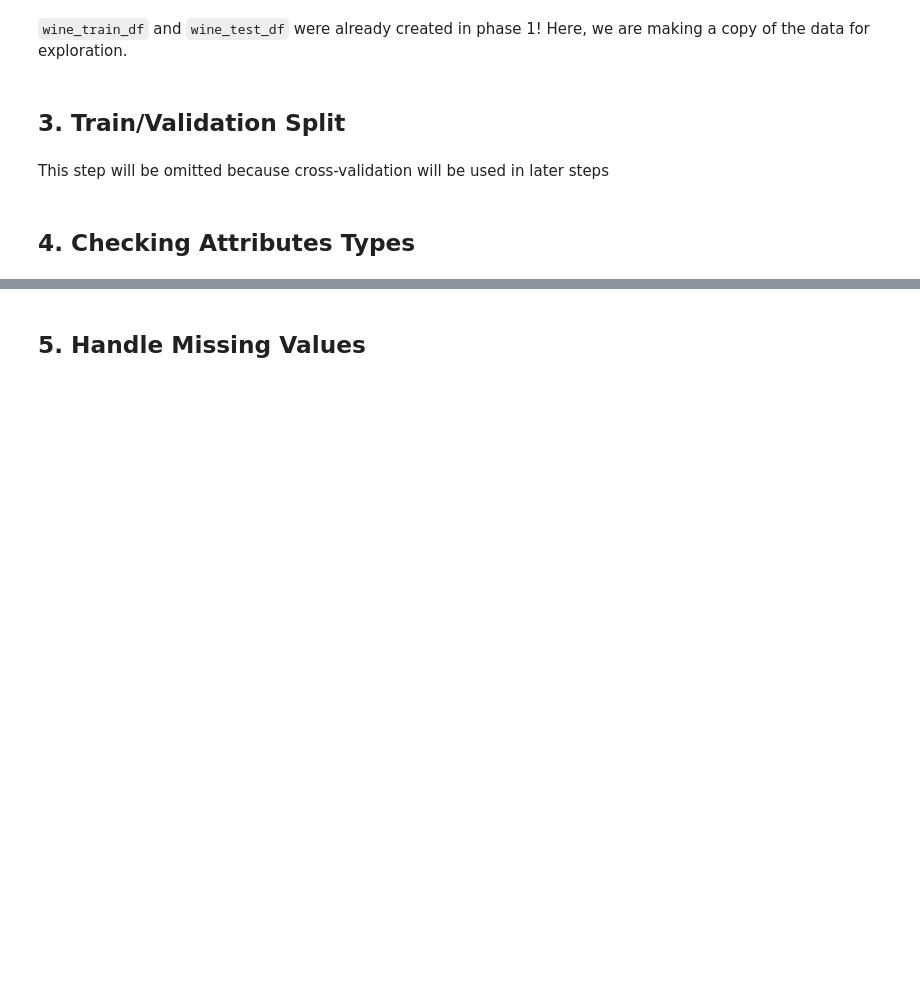
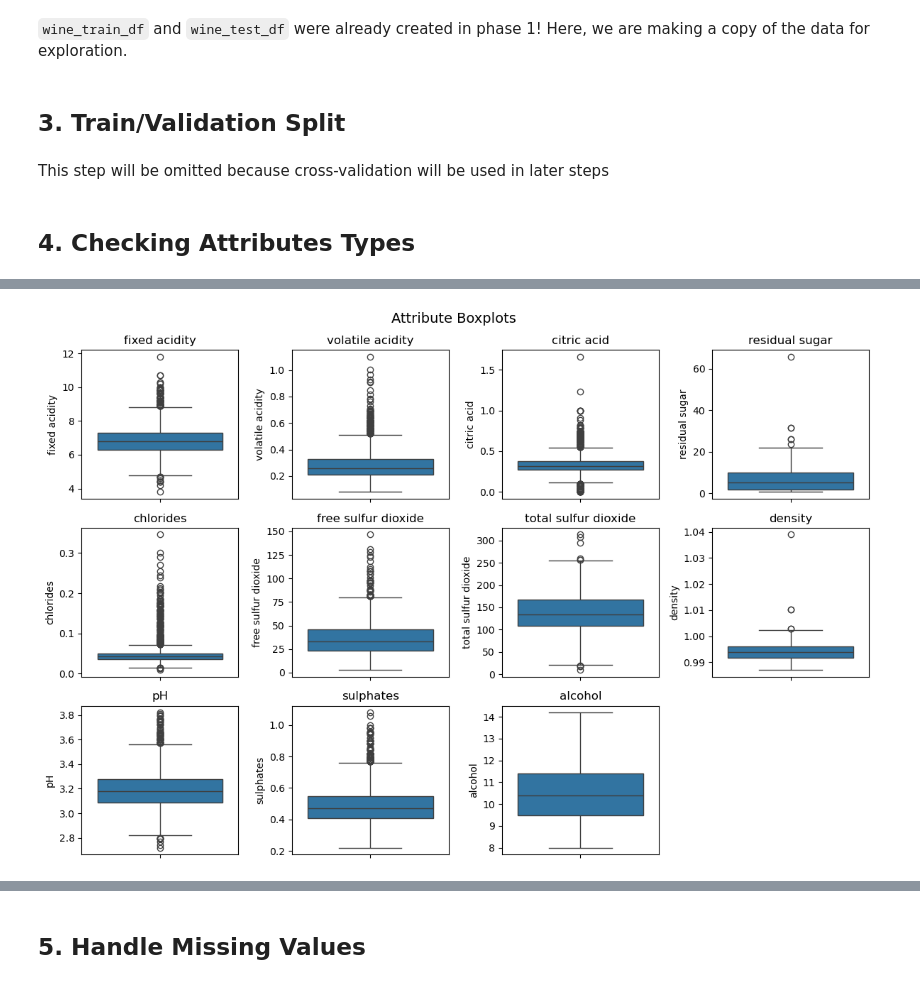
Before and after one commit to charVANder/DS5220-Supervised-ML-Project, a Jupyter notebook: eda.ipynb, the cells around one changed output, grey strips where cells are left out. Cells and saved outputs as stored; diff of their text form; code cells hidden in the pictures; blank space fills up the shorter version.

```diff
--- a/eda.ipynb
+++ b/eda.ipynb
@@ -131,0 +137,11 @@ dtype: object
+# %%
+## Box plots for all the attributes
+plt.figure(figsize=(12, 8))
+for index, column in enumerate(train_cap_x_df.columns, 1):
+    plt.subplot(3, 4, index)
+    sns.boxplot(y=train_cap_x_df[column])
+    plt.title(column)
+plt.suptitle("Attribute Boxplots", fontsize=14)
+plt.tight_layout()
+# %% [output]
+[figure, added]
```
Also changed, not shown: parts of 21 cells of this notebook, 6 other files.
